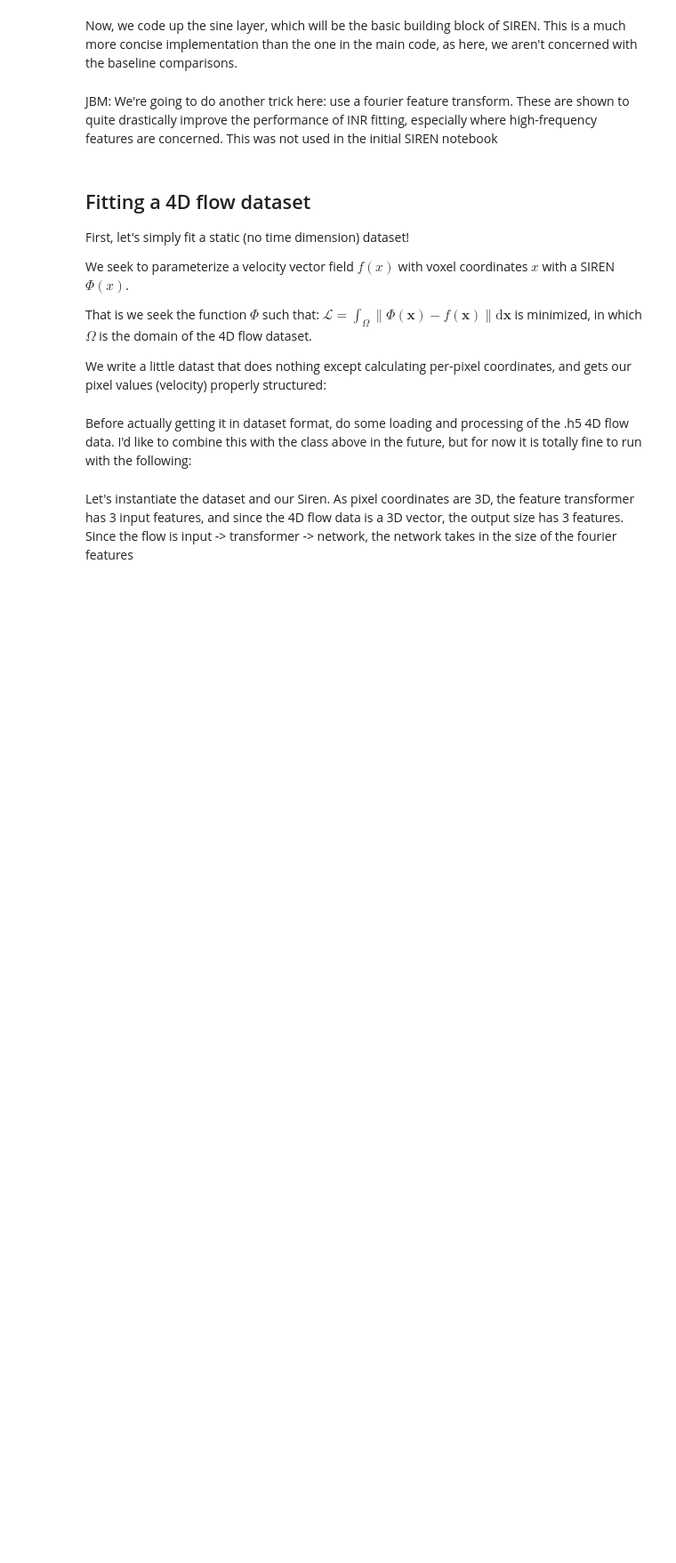
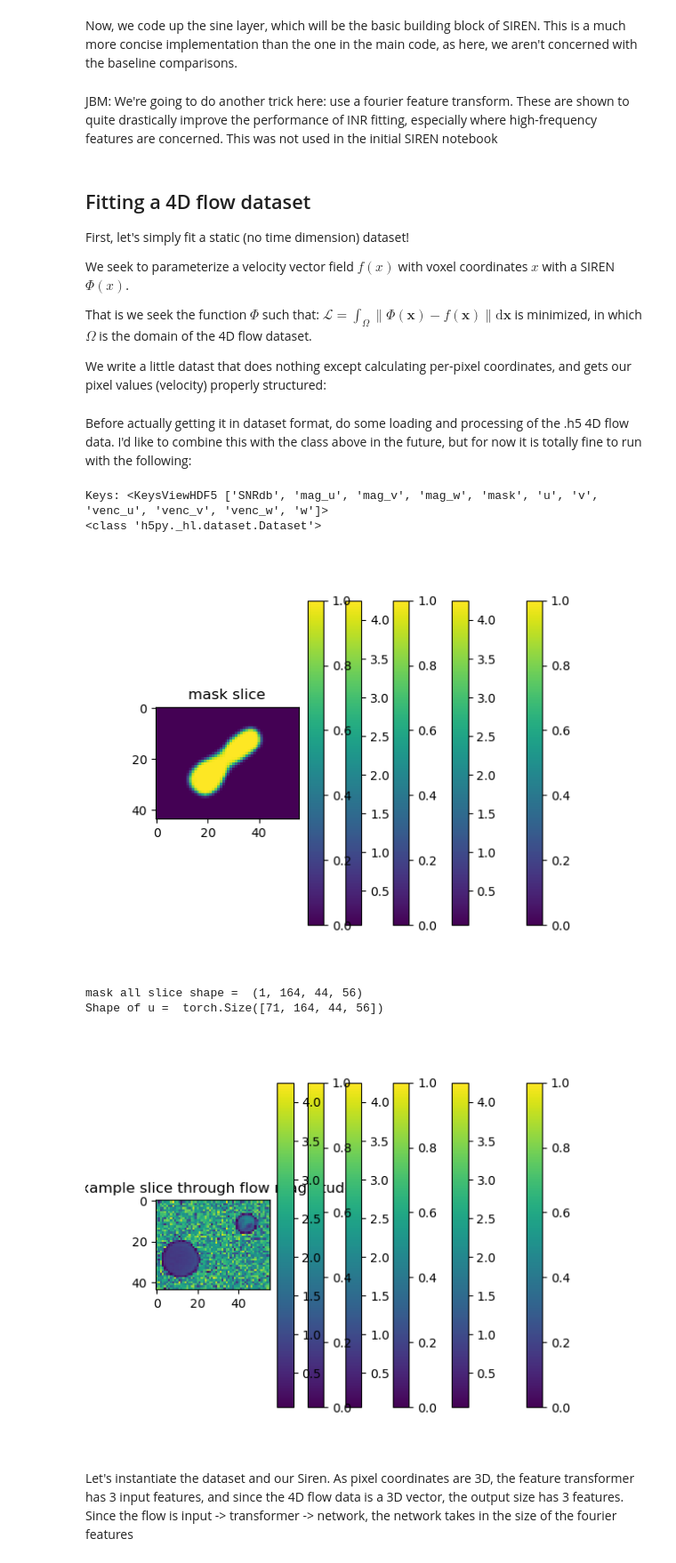
Before and after one commit to jonbmartin/siren_mri, a Jupyter notebook: explore_siren_4DF.ipynb, the cells around one changed output. Shown at 89% size. Cells and saved outputs as stored; diff of their text form; code cells hidden in the pictures; blank space fills up the shorter version.

```diff
--- a/explore_siren_4DF.ipynb
+++ b/explore_siren_4DF.ipynb
@@ -257,36 +268,43 @@ with h5py.File(filename, "r") as f:
     v_np = f['v'][()]  # returns as a numpy array
     w_np = f['w'][()]  # returns as a numpy array
     mask_np = f['mask'][()]
-    plt.imshow(np.squeeze(mask_np[:,41,:,:]))
+    plt.imshow(np.squeeze(mask_np[:,21,:,:]))
     plt.title('mask slice')
     plt.colorbar()
     plt.show()
     mask_all_slice = torch.from_numpy(np.repeat(mask_np,71,axis=0))
-
+    print('mask all slice shape = ', np.shape(mask_np))
 
     # convert all to tensor
     u = torch.from_numpy(u_np)
     v = torch.from_numpy(v_np)
     w = torch.from_numpy(w_np)
 
     # normalize to [-1,1]
     max_vel = torch.max(torch.tensor([torch.max(u),torch.max(v),torch.max(w)]))
     u = u/max_vel
     v = v/max_vel
     w = w/max_vel
 
     mask_velocities = True
     if mask_velocities:
         u = u * mask_all_slice
         v = v * mask_all_slice
         w = w * mask_all_slice
 
     # Coords: [T, X, Y, Z]
     print('Shape of u = ', np.shape(u))
     plt.imshow(np.sqrt(u_np[15,41,:,:]**2 + v_np[15,41,:,:]**2 + w_np[15,41,:,:]**2))
     plt.title('Example slice through flow magnitude')
     plt.colorbar()
     plt.show()
+# %% [output]
+Keys: <KeysViewHDF5 ['SNRdb', 'mag_u', 'mag_v', 'mag_w', 'mask', 'u', 'v', 'venc_u', 'venc_v', 'venc_w', 'w']>
+<class 'h5py._hl.dataset.Dataset'>
+[figure, added]
+mask all slice shape =  (1, 164, 44, 56)
+Shape of u =  torch.Size([71, 164, 44, 56])
+[figure, added]
 # %% [markdown]
 Let's instantiate the dataset and our Siren. As pixel coordinates are 3D, the feature transformer has 3 input features, and since the 4D flow data is a 3D vector, the output size has 3 features. Since the flow is input -> transformer -> network, the network takes in the size of the fourier features
 # %%
```
Also changed, not shown: parts of 13 cells of this notebook, 1 other file.
